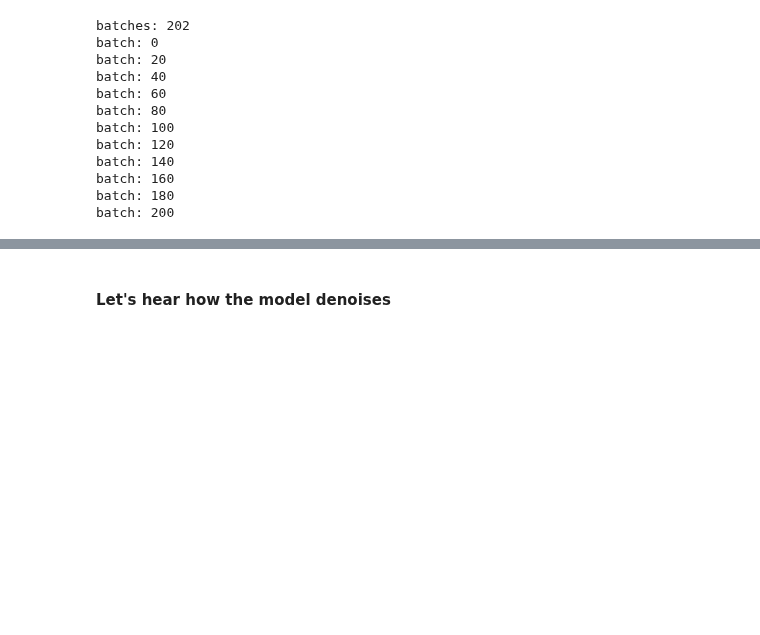
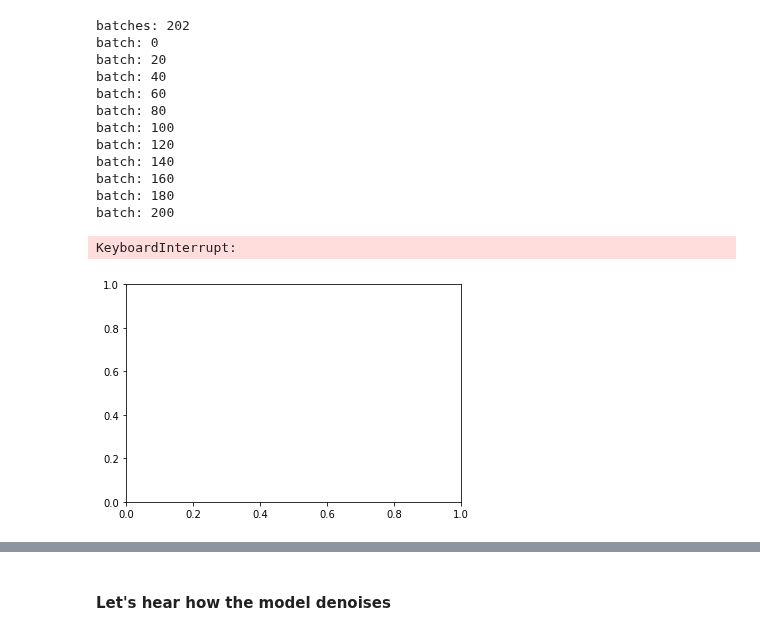
Before and after one commit to dvisockas/norse, a Jupyter notebook: fastai.ipynb, the cells around one changed output, grey strips where cells are left out. Cells and saved outputs as stored; diff of their text form; code cells hidden in the pictures; blank space fills up the shorter version.

```diff
--- a/fastai.ipynb
+++ b/fastai.ipynb
@@ -142,6 +131,11 @@ batch: 180
 batch: 200
 # %%
 decoded = torchaudio.transforms.MuLawDecoding()(torch.tensor(predicts))
+# %%
+plt.plot(clean_wave)
+# %% [output]
+KeyboardInterrupt:
+[figure, added]
 # %%
 plt.plot(decoded)
 # %% [output]
```
Also changed, not shown: parts of 5 cells of this notebook.
